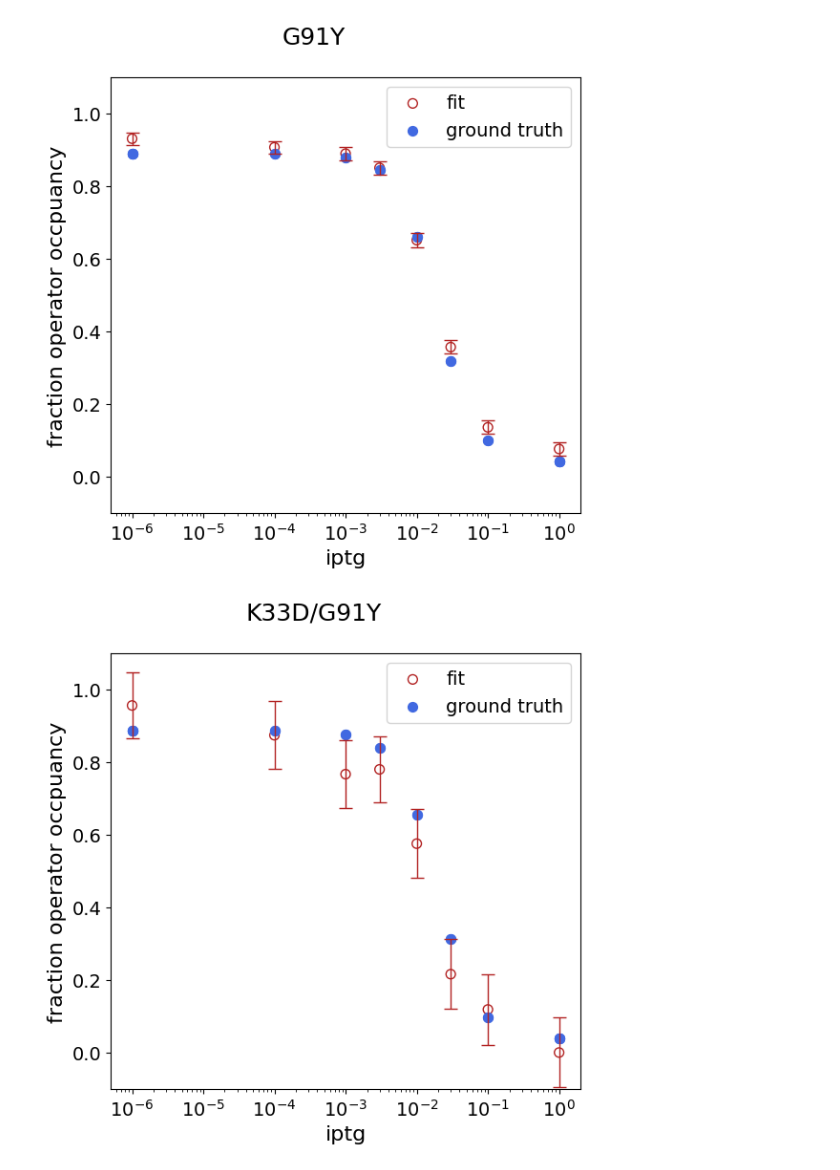
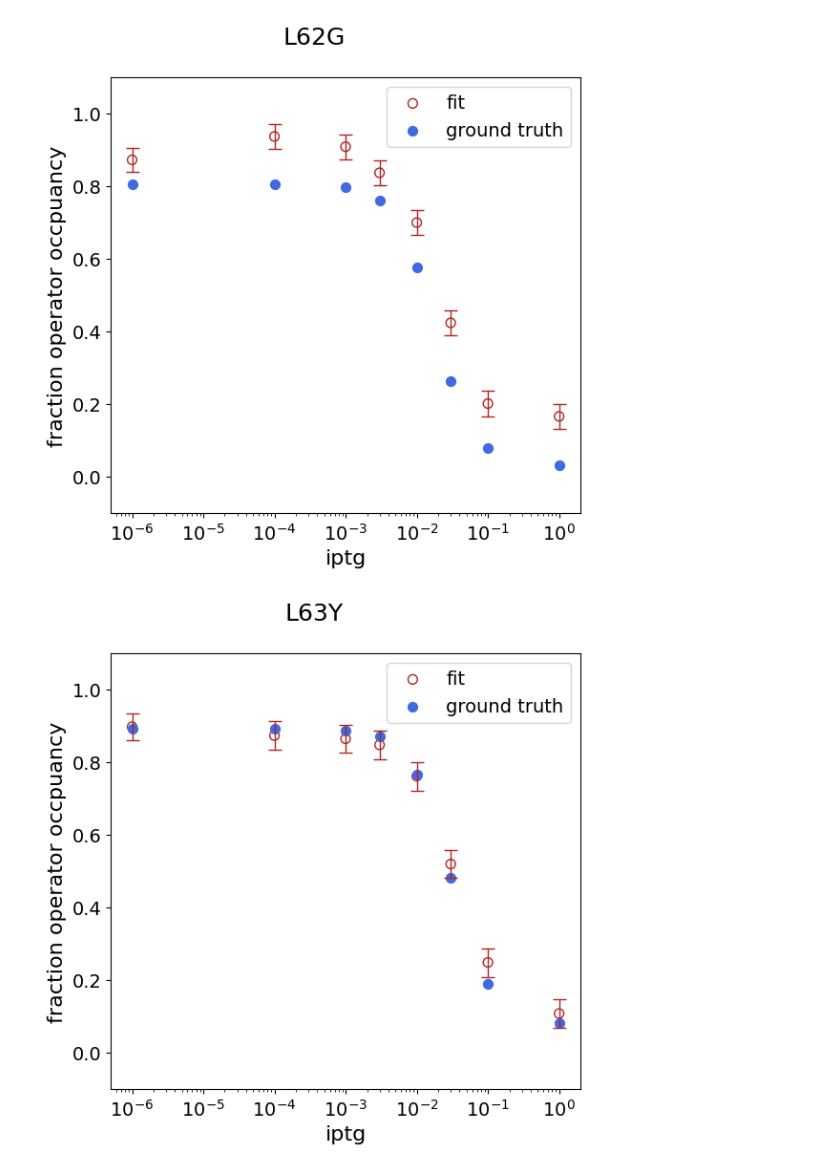
Before and after one commit to harmsm/tfscreen, a Jupyter notebook: notebooks/tfscreen-walkthrough/tfscreen-walkthrough.ipynb, the cells around one changed output. Saved outputs shown, nothing was run; the diff lists cells and outputs as text; code cells hidden in the pictures.

Commit message:
updated simulation to use library_manager and updated notebook

```diff
--- a/notebooks/tfscreen-walkthrough/tfscreen-walkthrough.ipynb
+++ b/notebooks/tfscreen-walkthrough/tfscreen-walkthrough.ipynb
@@ -22,4 +16,0 @@ The simulation will generate three csv files: "output/demo-phenotype_df.csv", "o
-# %%
-tfscreen.simulate.run_simulation(yaml_file="demonstration.yaml",
-                                output_prefix="demo",
-                                output_path="output")
@@ -303,7 +123,0 @@ The function `estimate_df` takes our estimated growth rates and uncertainties, p
-# %%
-
-growth_df, theta_df = tfscreen.analysis.growth_to_theta(
-    param_df,
-    calibration_data="2025-08-27_calibration.json",
-    method="nls"
-)
@@ -431,38 +170,27 @@ We can also check out individual mutations. The following code block does this f
 # %%
 
-## Print out unique single mutations
-muts = pd.unique(theta_df["genotype"])
-print(",".join([m for m in muts if len(m.split("/")) == 1]))
-
-
-
-def plot_single_genotype(genotype,
-                         theta_df,
-                         phenotype_df):
+def plot_single_genotype(genotype,theta_df):
 
     this_output_df = theta_df.loc[theta_df["genotype"] == genotype,:].copy()
-    this_output_df.loc[this_output_df["iptg"] == 0,"iptg"] = 1e-6
-
-    this_input_df = phenotype_df[phenotype_df["genotype"] == genotype].copy()
-    this_input_df.loc[this_input_df["iptg"] == 0,"iptg"] = 1e-6
+    this_output_df.loc[this_output_df["titrant_conc"] == 0,"titrant_conc"] = 1e-6
 
     fig, ax = plt.subplots(1,figsize=(6,6))
 
-    ax.errorbar(this_output_df["iptg"],
+    ax.errorbar(this_output_df["titrant_conc"],
                 this_output_df["theta_est"],
                 yerr=this_output_df["theta_std"],
                 lw=0,
                 elinewidth=1,
                 capsize=5,
                 color='firebrick')
-    ax.scatter(this_output_df["iptg"],
+    ax.scatter(this_output_df["titrant_conc"],
                this_output_df["theta_est"],
                s=50,
                edgecolor='firebrick',
                facecolor="none",
                label="fit")
-    ax.scatter(this_input_df["iptg"],
-               this_input_df["obs"],
+    ax.scatter(this_output_df["titrant_conc"],
+               this_output_df["theta_real"],
                s=50,
                color='royalblue',
                label="ground truth")
@@ -478,8 +206,12 @@ def plot_single_genotype(genotype,
 
     return fig, ax
 
-_ = plot_single_genotype("wt",theta_df,phenotype_df)
-_ = plot_single_genotype("K33D",theta_df,phenotype_df)
-_ = plot_single_genotype("G91Y",theta_df,phenotype_df)
-_ = plot_single_genotype("K33D/G91Y",theta_df,phenotype_df)
+
+theta_df = results["theta"]
+
+
+_ = plot_single_genotype("wt",theta_df)
+_ = plot_single_genotype("H29A",theta_df)
+_ = plot_single_genotype("L62G",theta_df)
+_ = plot_single_genotype("L63Y",theta_df)
 # %% [output]
@@ -489,2 +220,2 @@ wt,V30A,V30C,V30D,V30F,V30G,V30H,V30I,V30L,V30N,V30P,V30R,V30S,V30T,V30Y,S31A,S3
-[figure, old version]
+[figure, new version]
-[figure, old version]
+[figure, new version]
```
Also changed, not shown: parts of 40 cells of this notebook, 16 other files.
